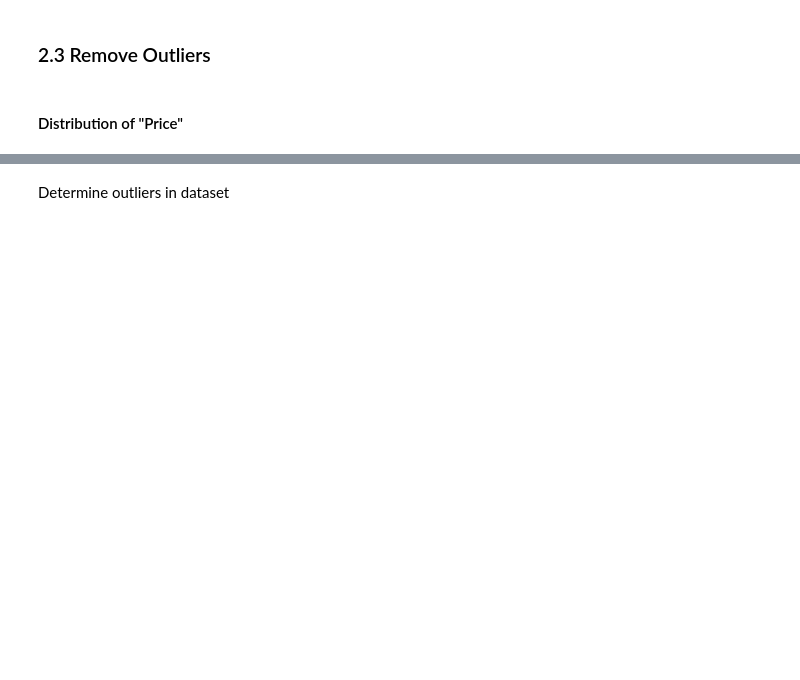
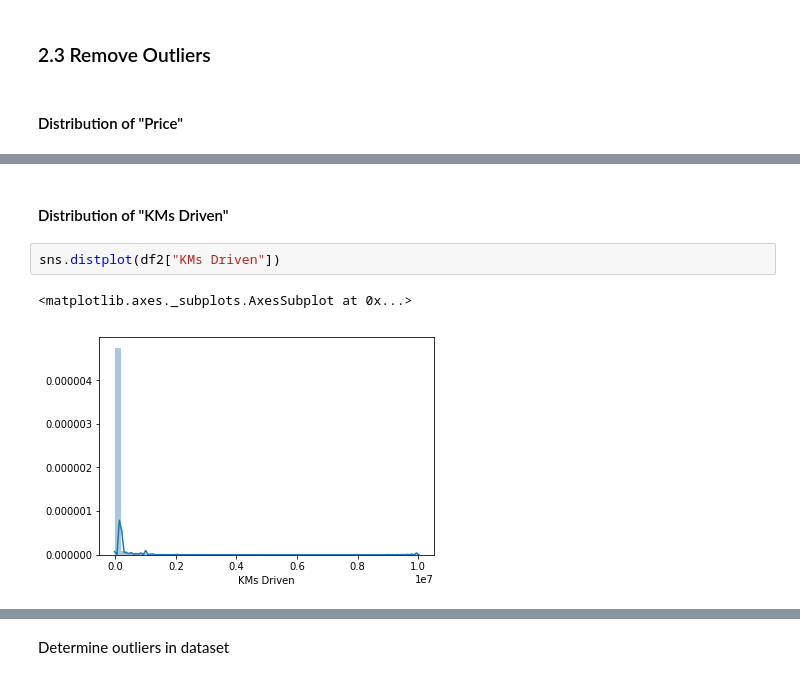
Before and after one commit to pintuiitbhi/car-price-pred, a Jupyter notebook: car_prices.ipynb, the cells around one changed output, grey strips where cells are left out. Saved outputs shown, nothing was run; the diff lists cells and outputs as text; blank space fills up the shorter version.

```diff
--- a/car_prices.ipynb
+++ b/car_prices.ipynb
@@ -120,0 +168,7 @@ df2.describe()
+# %% [markdown]
+#### Distribution of "KMs Driven"
+# %%
+sns.distplot(df2["KMs Driven"])
+# %% [output]
+<matplotlib.axes._subplots.AxesSubplot at 0x...>
+[figure, added]
```
Also changed, not shown: parts of 76 cells of this notebook.
